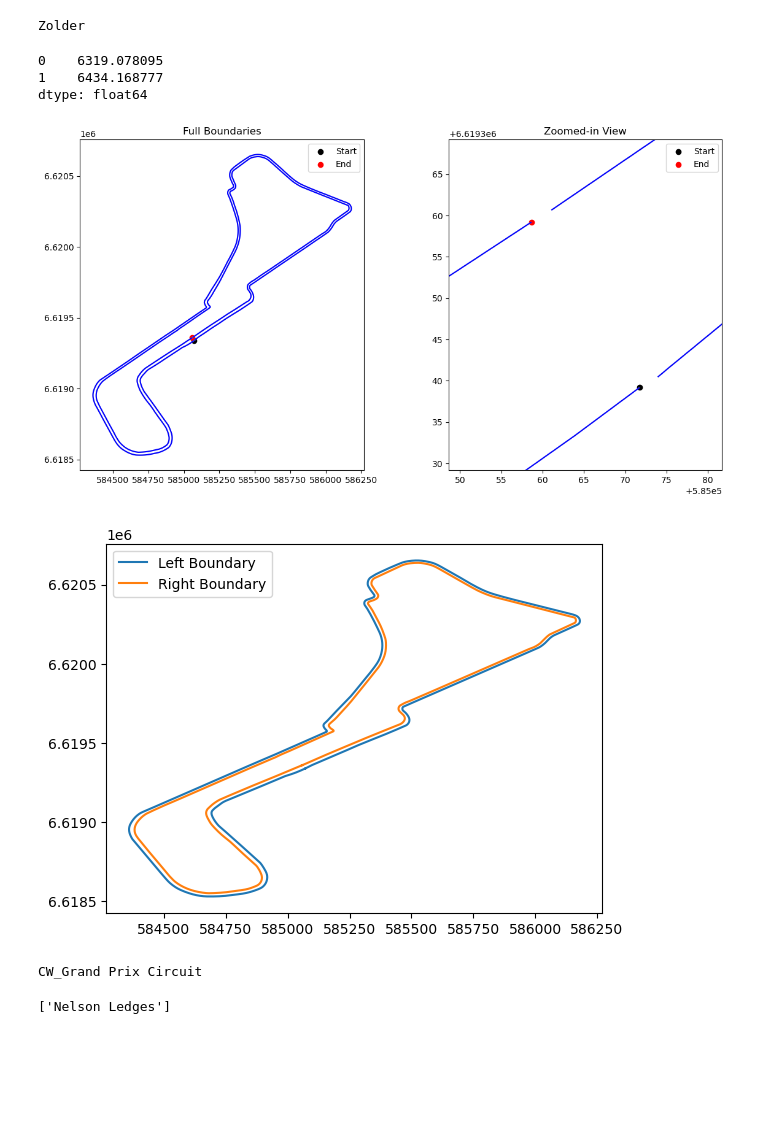
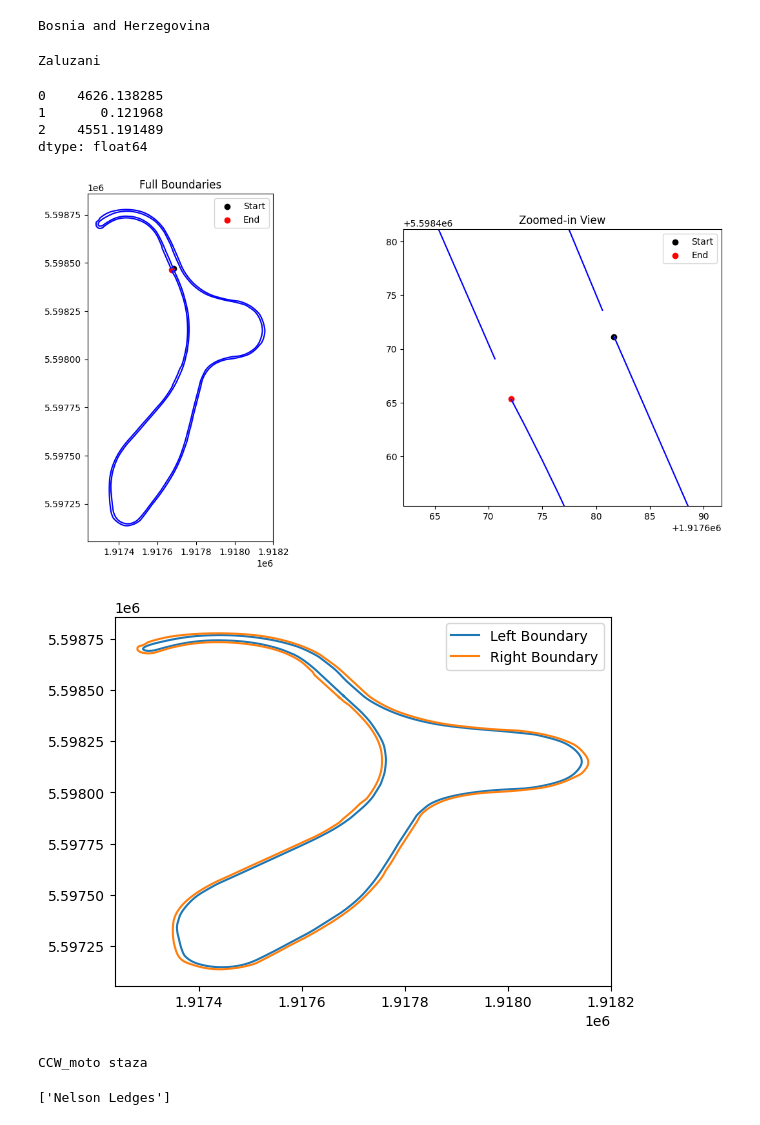
Before and after one commit to nikita-coder12/Milestone1, a Jupyter notebook: try.ipynb, the cells around one changed output. Cells and saved outputs as stored; diff of their text form; code cells hidden in the pictures; blank space fills up the shorter version.

```diff
--- a/try.ipynb
+++ b/try.ipynb
@@ -15,8 +13,13 @@ root_name = 'Belgium'
+# %%
+root_name = os.listdir()[3]
+print(root_name)
+# %% [output]
+Bosnia and Herzegovina
 # %%
-dir_list = [os.listdir(root_name)[4]]
+dir_list = [os.listdir(root_name)[0]]
 print(dir_list[0])
 # %% [output]
-Zolder
+Zaluzani
 # %%
 name = dir_list[0]
 # %%
@@ -25,8 +28,9 @@ boundaries = gpd.read_file(root+r'boundaries.shp').to_crs(epsg=3857)
 # %%
 boundaries.length
 # %% [output]
-0    6319.078095
-1    6434.168777
+0    4626.138285
+1       0.121968
+2    4551.191489
 dtype: float64
 # %%
 def is_clockwise(coords):
@@ -55,8 +59,8 @@ def cross_product_orientation(p1, p2, p3):
 import matplotlib.pyplot as plt
 
 # Define the ends and geometry for plotting
-dir = 0
-ends = [0,1]
+dir = 1
+ends = [0,2]
 line1 = boundaries.iloc[ends[0]].geometry
 line2 = boundaries.iloc[ends[1]].geometry
 
@@ -83,34 +87,34 @@ elif dir == 1:
 # Create subplots
 fig, (ax1, ax2) = plt.subplots(1, 2, figsize=(14, 7))
 
 # Plot the full boundaries on ax1
 boundaries.plot(ax=ax1, color='lightgrey')
 boundaries.iloc[ends].plot(ax=ax1, color='blue')  # Highlight selected boundaries
 ax1.set_title('Full Boundaries')
 ax1.scatter(line1.coords[0][0], line1.coords[0][1], color='black', label='Start')
 ax1.scatter(line2.coords[0][0], line2.coords[0][1], color='red', label='End')
 ax1.legend()
 
 # Plot the zoomed-in view on ax2
 boundaries.plot(ax=ax2, color='lightgrey')
 boundaries.iloc[ends].plot(ax=ax2, color='blue')  # Highlight selected boundaries
 ax2.set_title('Zoomed-in View')
 ax2.scatter(line1.coords[0][0], line1.coords[0][1], color='black', label='Start')
 ax2.scatter(line2.coords[0][0], line2.coords[0][1], color='red', label='End')
 
 # Define zoomed limits based on the line coordinates
 x_min = min(line1.coords[0][0], line2.coords[0][0]) - 10
 x_max = max(line1.coords[0][0], line2.coords[0][0]) + 10
 y_min = min(line1.coords[0][1], line2.coords[0][1]) - 10
 y_max = max(line1.coords[0][1], line2.coords[0][1]) + 10
 ax2.set_xlim(x_min, x_max)
 ax2.set_ylim(y_min, y_max)
 ax2.legend()
 
 # Show the plot
 plt.show()
 # %% [output]
-[figure, old version]
+[figure, new version]
 # %%
 total_points = int(boundaries.iloc[ends[0]].geometry.length/1.8)
 # %%
@@ -167,7 +171,7 @@ plt.plot(right_x_smooth, right_y_smooth, label='Right Boundary')
 plt.legend()
 plt.show()
 # %% [output]
-[figure, old version]
+[figure, new version]
 # %%
 smoothed_left_boundary = gpd.GeoDataFrame(geometry= [Point(x,y) for x,y in zip(left_x_smooth,left_y_smooth)],crs='EPSG:3857')
 smoothed_right_boundary = gpd.GeoDataFrame(geometry= [Point(x,y) for x,y in zip(right_x_smooth,right_y_smooth)],crs='EPSG:3857')
@@ -225,7 +229,7 @@ elif dir == 1:
 final_smoothed_points.to_csv(root+put+'.csv')
 print(put)
 # %% [output]
-CW_Grand Prix Circuit
+CCW_moto staza
 # %%
 for dir in os.listdir(root_name):
     print(dir)
```
Also changed, not shown: parts of 1 cell of this notebook, 1 other file.
